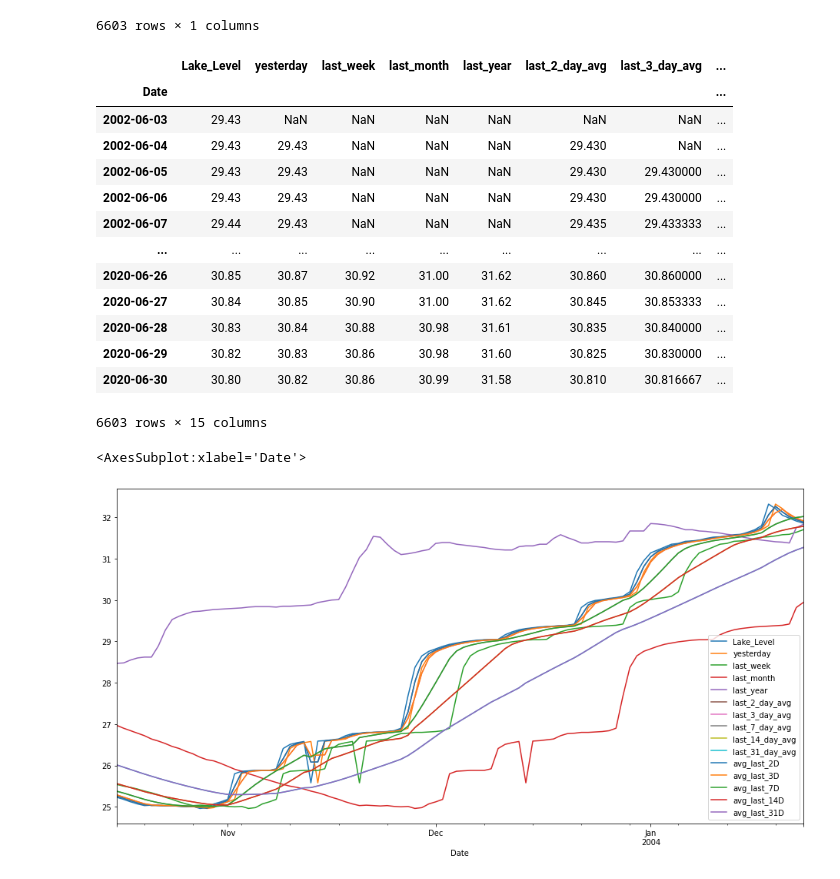
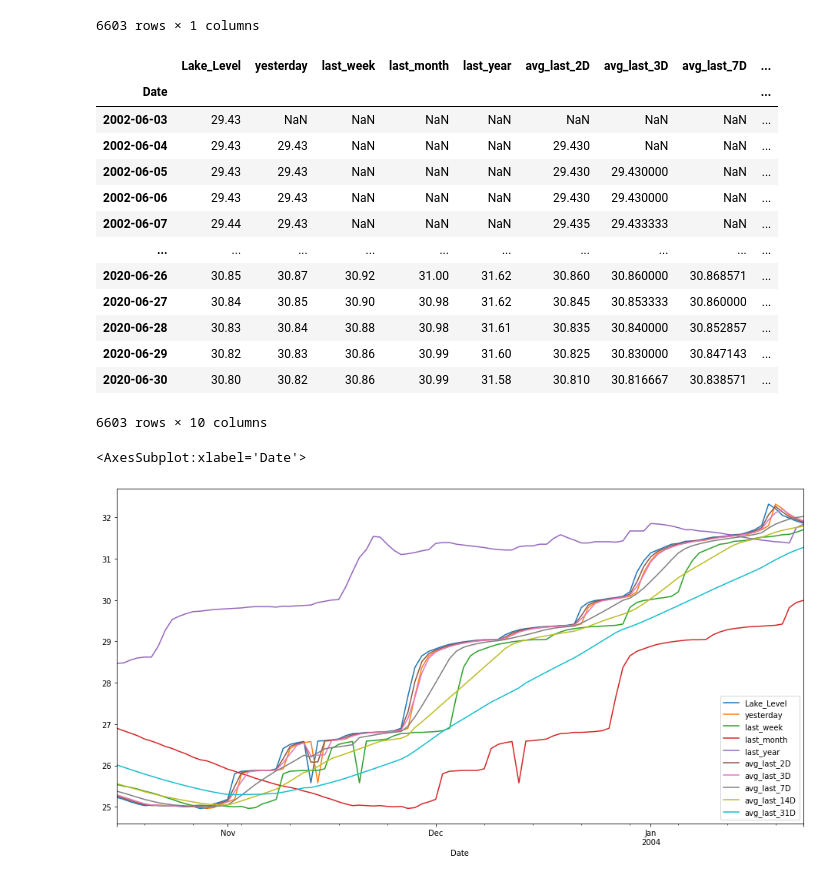
Before and after one commit to KlemenKozelj/master_thesis, a Jupyter notebook: 02_Lake_Bilancino_Benchmark.ipynb, the cells around one changed output. Drawn from its saved outputs; the diff is of its cells as text; code cells hidden in the pictures.

```diff
--- a/02_Lake_Bilancino_Benchmark.ipynb
+++ b/02_Lake_Bilancino_Benchmark.ipynb
@@ -47,38 +42,41 @@ df
 | 2020-06-30 | 30.80 |
 6603 rows × 1 columns
 # %%
+# predict 1 day in advance
 df['yesterday'] = df['Lake_Level'].shift(1)
 df['last_week'] = df['Lake_Level'].shift(7)
-df['last_month'] = df['Lake_Level'].shift(31)
+df['last_month'] = df['Lake_Level'].shift(30)
 df['last_year'] = df['Lake_Level'].shift(365)
 
 df['avg_last_2D'] = df['Lake_Level'].rolling(2).mean()
 df['avg_last_3D'] = df['Lake_Level'].rolling(3).mean()
 df['avg_last_7D'] = df['Lake_Level'].rolling(7).mean()
 df['avg_last_14D'] = df['Lake_Level'].rolling(15).mean()
 df['avg_last_31D'] = df['Lake_Level'].rolling(31).mean()
 
+# predict 2 days in advance
+
 df
 # %% [output]
-|  | Lake_Level | yesterday | last_week | last_month | last_year | last_2_day_avg | last_3_day_avg | ... |
-| Date |  |  |  |  |  |  |  | ... |
-| 2002-06-03 | 29.43 | NaN | NaN | NaN | NaN | NaN | NaN | ... |
-| 2002-06-04 | 29.43 | 29.43 | NaN | NaN | NaN | 29.430 | NaN | ... |
-| 2002-06-05 | 29.43 | 29.43 | NaN | NaN | NaN | 29.430 | 29.430000 | ... |
-| 2002-06-06 | 29.43 | 29.43 | NaN | NaN | NaN | 29.430 | 29.430000 | ... |
-| 2002-06-07 | 29.44 | 29.43 | NaN | NaN | NaN | 29.435 | 29.433333 | ... |
-| ... | ... | ... | ... | ... | ... | ... | ... | ... |
-| 2020-06-26 | 30.85 | 30.87 | 30.92 | 31.00 | 31.62 | 30.860 | 30.860000 | ... |
-| 2020-06-27 | 30.84 | 30.85 | 30.90 | 31.00 | 31.62 | 30.845 | 30.853333 | ... |
-| 2020-06-28 | 30.83 | 30.84 | 30.88 | 30.98 | 31.61 | 30.835 | 30.840000 | ... |
-| 2020-06-29 | 30.82 | 30.83 | 30.86 | 30.98 | 31.60 | 30.825 | 30.830000 | ... |
-| 2020-06-30 | 30.80 | 30.82 | 30.86 | 30.99 | 31.58 | 30.810 | 30.816667 | ... |
+|  | Lake_Level | yesterday | last_week | last_month | last_year | avg_last_2D | avg_last_3D | avg_last_7D | ... |
+| Date |  |  |  |  |  |  |  |  | ... |
+| 2002-06-03 | 29.43 | NaN | NaN | NaN | NaN | NaN | NaN | NaN | ... |
+| 2002-06-04 | 29.43 | 29.43 | NaN | NaN | NaN | 29.430 | NaN | NaN | ... |
+| 2002-06-05 | 29.43 | 29.43 | NaN | NaN | NaN | 29.430 | 29.430000 | NaN | ... |
+| 2002-06-06 | 29.43 | 29.43 | NaN | NaN | NaN | 29.430 | 29.430000 | NaN | ... |
+| 2002-06-07 | 29.44 | 29.43 | NaN | NaN | NaN | 29.435 | 29.433333 | NaN | ... |
+| ... | ... | ... | ... | ... | ... | ... | ... | ... | ... |
+| 2020-06-26 | 30.85 | 30.87 | 30.92 | 31.00 | 31.62 | 30.860 | 30.860000 | 30.868571 | ... |
+| 2020-06-27 | 30.84 | 30.85 | 30.90 | 30.98 | 31.62 | 30.845 | 30.853333 | 30.860000 | ... |
+| 2020-06-28 | 30.83 | 30.84 | 30.88 | 30.98 | 31.61 | 30.835 | 30.840000 | 30.852857 | ... |
+| 2020-06-29 | 30.82 | 30.83 | 30.86 | 30.99 | 31.60 | 30.825 | 30.830000 | 30.847143 | ... |
+| 2020-06-30 | 30.80 | 30.82 | 30.86 | 30.99 | 31.58 | 30.810 | 30.816667 | 30.838571 | ... |
-6603 rows × 15 columns
+6603 rows × 10 columns
 # %%
 df[500:600].plot(figsize=(16, 8))
 # %% [output]
 <AxesSubplot:xlabel='Date'>
-[figure, old version]
+[figure, new version]
 # %%
 results = []
 
```
Also changed, not shown: parts of 3 cells of this notebook, 1 other file.
